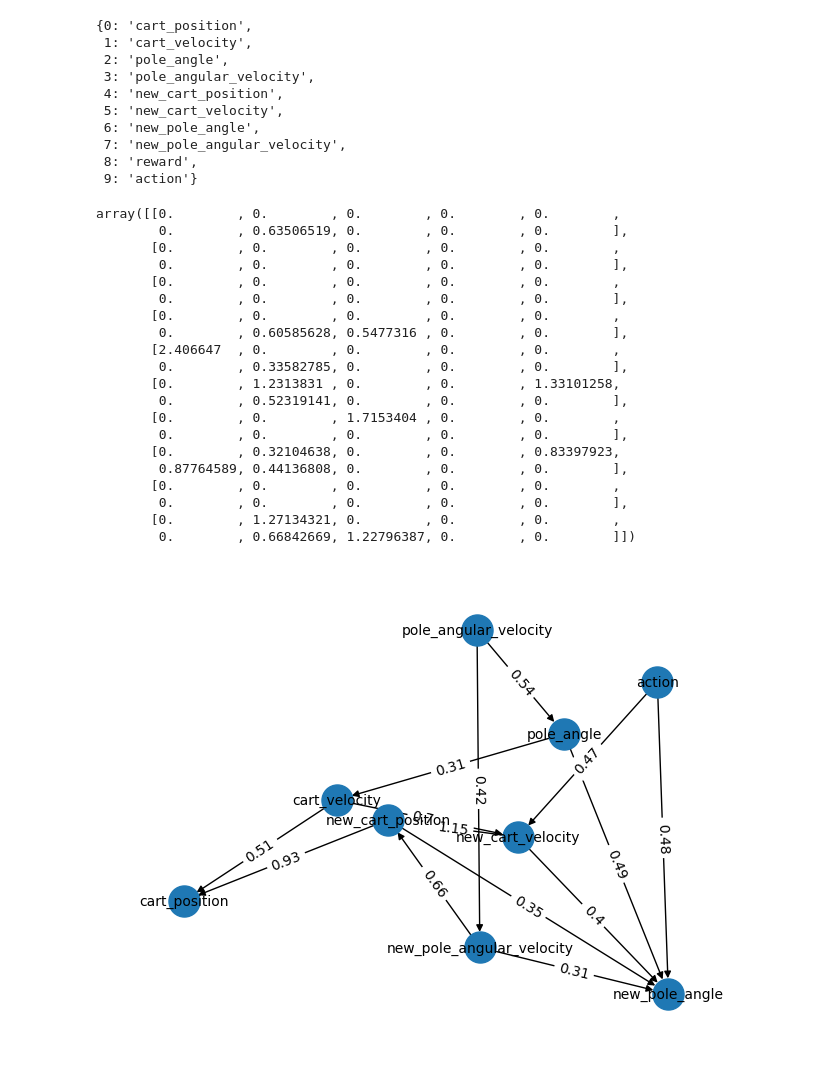
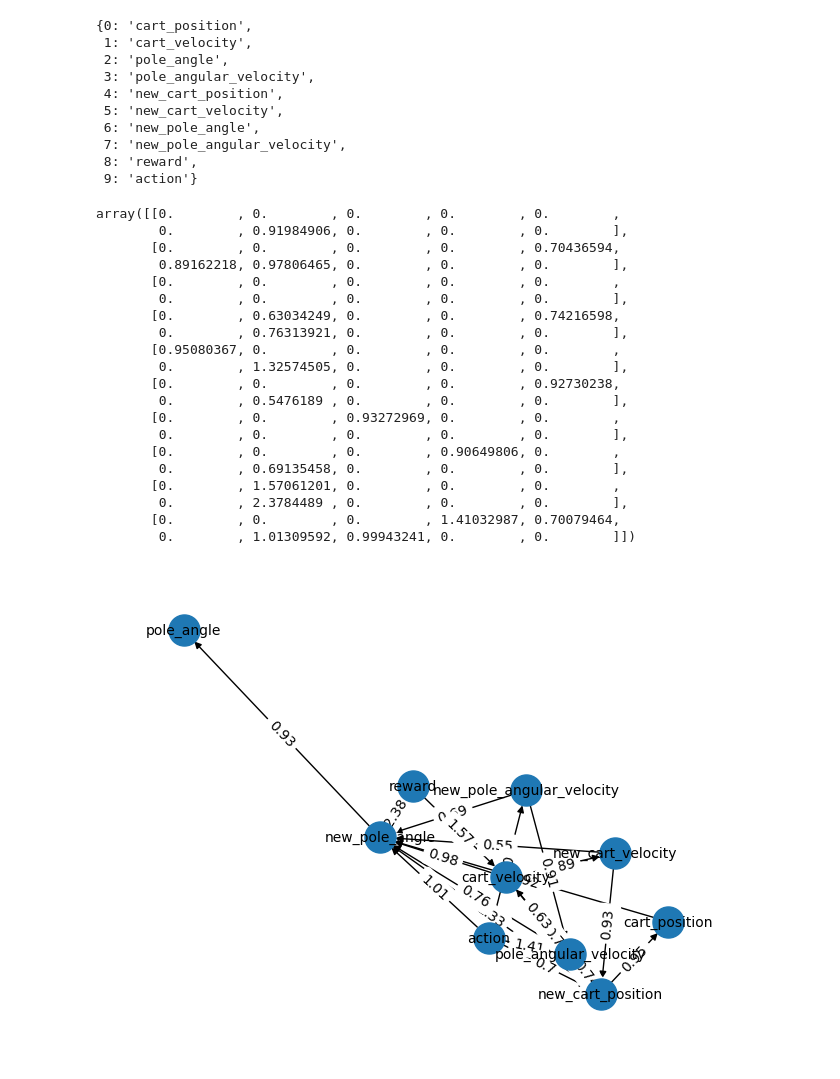
Before and after one commit to ChenFengTsai/BayesianNetwork_Cartpole_with_RL, a Jupyter notebook: bn/bn_learn.ipynb, the cells around one changed output. Cells and saved outputs as stored; diff of their text form; code cells hidden in the pictures.

```diff
--- a/bn/bn_learn.ipynb
+++ b/bn/bn_learn.ipynb
@@ -12,0 +21,4 @@ from sklearn.cluster import KMeans
+# %%
+one_rew = ori_data[ori_data['reward'] == 1].sample(140)
+ori_data = pd.concat([zero_rew, one_rew])
+ori_data.shape
@@ -13,6 +27,5 @@ from sklearn.cluster import KMeans
 # %%
-data = pd.read_csv('../ddqn/organized_training_memory4.csv')
-data = data[['cart_position', 'cart_velocity', 'pole_angle', 'pole_angular_velocity']]
+data = ori_data[['cart_position', 'cart_velocity', 'pole_angle', 'pole_angular_velocity']]
 data
 # %% [output]
 |  | cart_position | cart_velocity | pole_angle | pole_angular_velocity |
@@ -156,7 +169,6 @@ bin_df
 # %%
-next_data = pd.read_csv('../ddqn/organized_training_memory4.csv')
 new_col = ['new_cart_position', 'new_cart_velocity', 'new_pole_angle', 'new_pole_angular_velocity']
-next_data = next_data[new_col]
+next_data = ori_data[new_col]
 next_data
 # %% [output]
 |  | new_cart_position | new_cart_velocity | new_pole_angle | new_pole_angular_velocity |
@@ -257,0 +269,4 @@ array([[0., 3., 1., ..., 4., 1., 0.],
+# %%
+df = pd.read_csv("sample_data.csv")
+X = df.values
+X
@@ -276,48 +299,50 @@ W_est = model.fit(X, lambda1=0.02, lambda2=0.005)
 W_est
 # %% [output]
 array([[0.        , 0.        , 0.        , 0.        , 0.        ,
-        0.        , 0.63506519, 0.        , 0.        , 0.        ],
+        0.        , 0.91984906, 0.        , 0.        , 0.        ],
+       [0.        , 0.        , 0.        , 0.        , 0.70436594,
+        0.89162218, 0.97806465, 0.        , 0.        , 0.        ],
        [0.        , 0.        , 0.        , 0.        , 0.        ,
         0.        , 0.        , 0.        , 0.        , 0.        ],
-       [0.        , 0.        , 0.        , 0.        , 0.        ,
+       [0.        , 0.63034249, 0.        , 0.        , 0.74216598,
+        0.        , 0.76313921, 0.        , 0.        , 0.        ],
+       [0.95080367, 0.        , 0.        , 0.        , 0.        ,
+        0.        , 1.32574505, 0.        , 0.        , 0.        ],
+       [0.        , 0.        , 0.        , 0.        , 0.92730238,
+        0.        , 0.5476189 , 0.        , 0.        , 0.        ],
+       [0.        , 0.        , 0.93272969, 0.        , 0.        ,
         0.        , 0.        , 0.        , 0.        , 0.        ],
-       [0.        , 0.        , 0.        , 0.        , 0.        ,
-        0.        , 0.60585628, 0.5477316 , 0.        , 0.        ],
-       [2.406647  , 0.        , 0.        , 0.        , 0.        ,
-        0.        , 0.33582785, 0.        , 0.        , 0.        ],
-       [0.        , 1.2313831 , 0.        , 0.        , 1.33101258,
-        0.        , 0.52319141, 0.        , 0.        , 0.        ],
-       [0.        , 0.        , 1.7153404 , 0.        , 0.        ,
-        0.        , 0.        , 0.        , 0.        , 0.        ],
-       [0.        , 0.32104638, 0.        , 0.        , 0.83397923,
-        0.87764589, 0.44136808, 0.        , 0.        , 0.        ],
-       [0.        , 0.        , 0.        , 0.        , 0.        ,
-        0.        , 0.        , 0.        , 0.        , 0.        ],
-       [0.        , 1.27134321, 0.        , 0.        , 0.        ,
-        0.        , 0.66842669, 1.22796387, 0.        , 0.        ]])
+       [0.        , 0.        , 0.        , 0.90649806, 0.        ,
+        0.        , 0.69135458, 0.        , 0.        , 0.        ],
+       [0.        , 1.57061201, 0.        , 0.        , 0.        ,
+        0.        , 2.3784489 , 0.        , 0.        , 0.        ],
+       [0.        , 0.        , 0.        , 1.41032987, 0.70079464,
+        0.        , 1.01309592, 0.99943241, 0.        , 0.        ]])
 # %%
+W_est = pd.DataFrame(W_est)
+W_est = W_est.round(2)
 # Create a directed graph (DiGraph)
 G = nx.DiGraph()
 
 # Add weighted edges based on the adjacency matrix
 for row in range(W_est.shape[0]):
     for col in range(W_est.shape[1]):
         weight = W_est.iloc[row, col]
         if weight > 0:
             G.add_edge(row, col, weight=weight)
 
 # Draw the graph
 H = nx.relabel_nodes(G, node_names_dict)
 pos = nx.spring_layout(H)  # Layout for visualization
 edge_labels = {(u, v): d['weight'] for u, v, d in H.edges(data=True)}
 
 # Draw the graph with custom node labels
 nx.draw(H, pos, node_size=500, font_size=10, with_labels=True)
 
 # Draw edge labels
 nx.draw_networkx_edge_labels(H, pos, edge_labels=edge_labels)
 
 plt.margins(0.1)
 plt.show()
 # %% [output]
-[figure, old version]
+[figure, new version]
```
Also changed, not shown: parts of 28 cells of this notebook, 5 other files.
